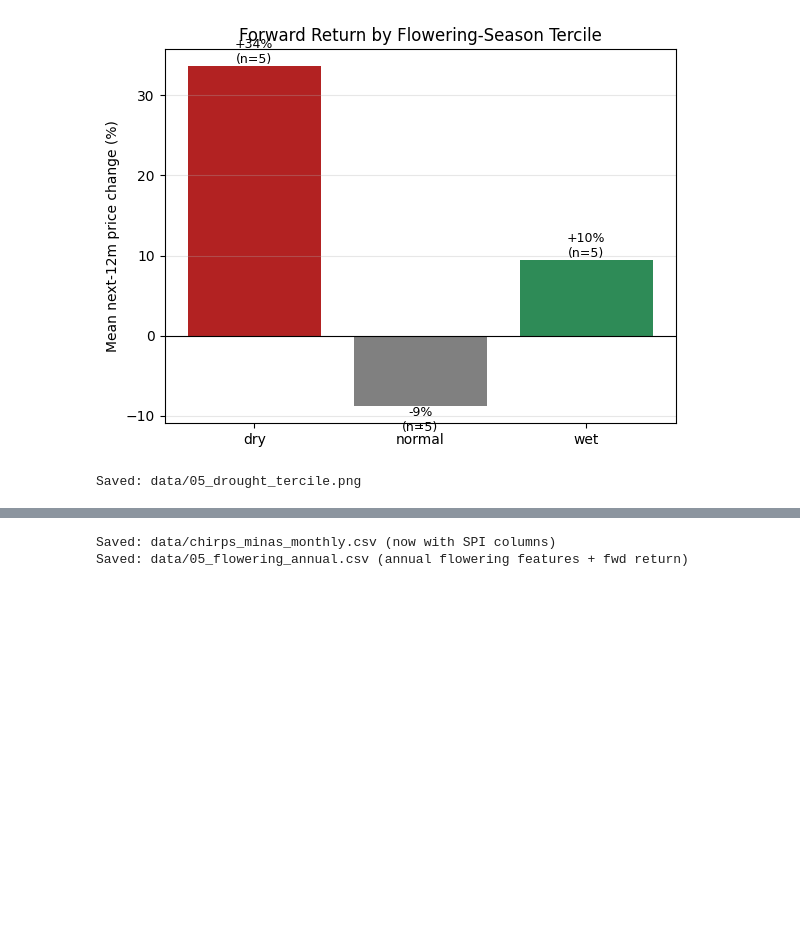
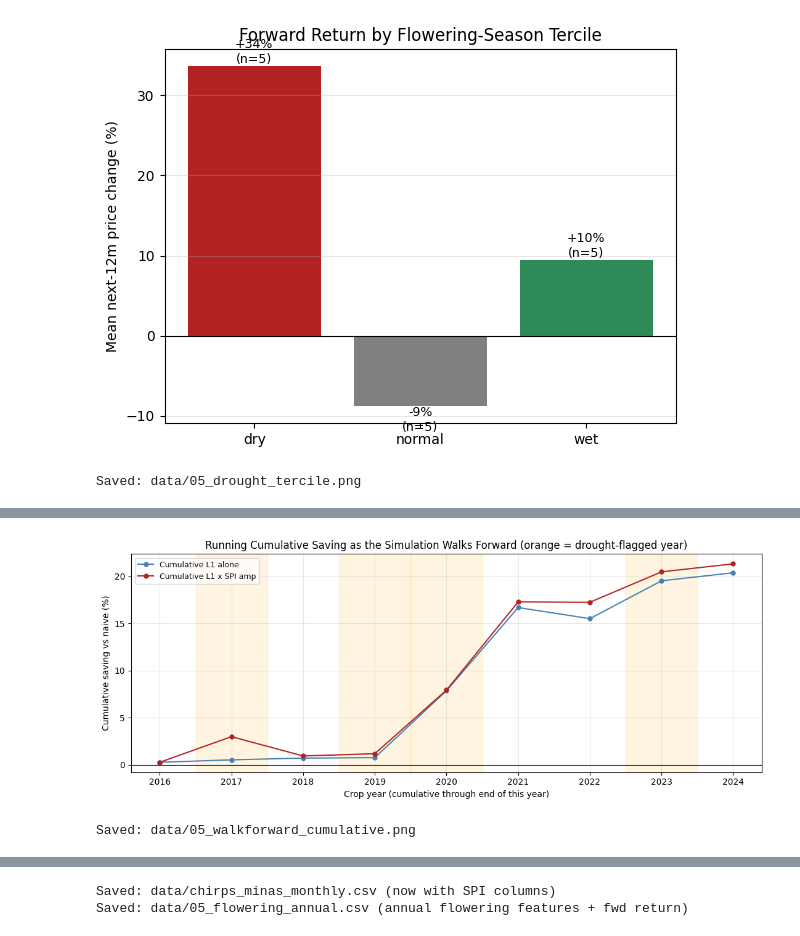
Before and after one commit to abhirajp97/greensignal, a Jupyter notebook: notebooks/coffee_backtests/05_chirps_signal.ipynb, the cells around one changed output, grey strips where cells are left out. Saved outputs shown, nothing was run; the diff lists cells and outputs as text; code cells hidden in the pictures; blank space fills up the shorter version.

```diff
--- a/notebooks/coffee_backtests/05_chirps_signal.ipynb
+++ b/notebooks/coffee_backtests/05_chirps_signal.ipynb
@@ -385,0 +448,19 @@ print(f'(a) Expanding-window SPI-3 deficit  r={r_exp:+.3f}  p={p_exp:.3f}  n={le
+# %%
+# --- Map each month to its governing crop-year (Dec Y through Nov Y+1), then to weight ---
+def signal_year_for(dt):
+    return dt.year if dt.month == 12 else dt.year - 1
+
+
+kc_wf = kc[['settle']].copy()
+kc_wf['signal_year'] = [signal_year_for(d) for d in kc_wf.index]
+kc_wf['drought_flag'] = kc_wf['signal_year'].map(drought_flag)
+kc_wf['buy_signal'] = buy_signal_78w
+kc_wf['weight_l1'] = kc_wf['buy_signal']
+kc_wf['weight_l1_amp'] = kc_wf['buy_signal'] * (1.0 + kc_wf['drought_flag'])
+
+core = kc_wf.loc['2017-01-01':'2024-12-31'].dropna(
+    subset=['settle', 'weight_l1', 'weight_l1_amp']
+)
+n_flagged_months = int(kc_wf.loc[core.index, 'drought_flag'].sum())
+print(f'Pooled test window: {len(core)} months, {core.index[0].date()} to {core.index[-1].date()}')
+print(f'Months with the amplifier active (drought_flag=1): {n_flagged_months}/{len(core)}')
@@ -386 +596,24 @@ print(f'(a) Expanding-window SPI-3 deficit  r={r_exp:+.3f}  p={p_exp:.3f}  n={le
+# %%
+fig, ax = plt.subplots(figsize=(11, 4.5))
+ax.plot(sim.index, sim['cum_L1_%'], marker='o', ms=5, color='steelblue',
+        label='Cumulative L1 alone')
+ax.plot(sim.index, sim['cum_L1xAmp_%'], marker='o', ms=5, color='firebrick',
+        label='Cumulative L1 x SPI amp')
+for y, row in sim.iterrows():
+    if row['flag'] == 1:
+        ax.axvspan(y - 0.5, y + 0.5, color='orange', alpha=0.12)
+ax.axhline(0, color='black', lw=0.8)
+ax.set_xlabel('Crop year (cumulative through end of this year)')
+ax.set_ylabel('Cumulative saving vs naive (%)')
+ax.set_title('Running Cumulative Saving as the Simulation Walks Forward '
+             '(orange = drought-flagged year)')
+ax.legend(fontsize=9)
+ax.grid(True, alpha=0.3)
+plt.tight_layout()
+plt.savefig('data/05_walkforward_cumulative.png', dpi=150, bbox_inches='tight')
+plt.show()
+print('Saved: data/05_walkforward_cumulative.png')
+# %% [output]
+[figure, added]
+Saved: data/05_walkforward_cumulative.png
 # %%
```
Also changed, not shown: parts of 15 cells of this notebook, 7 other files.
